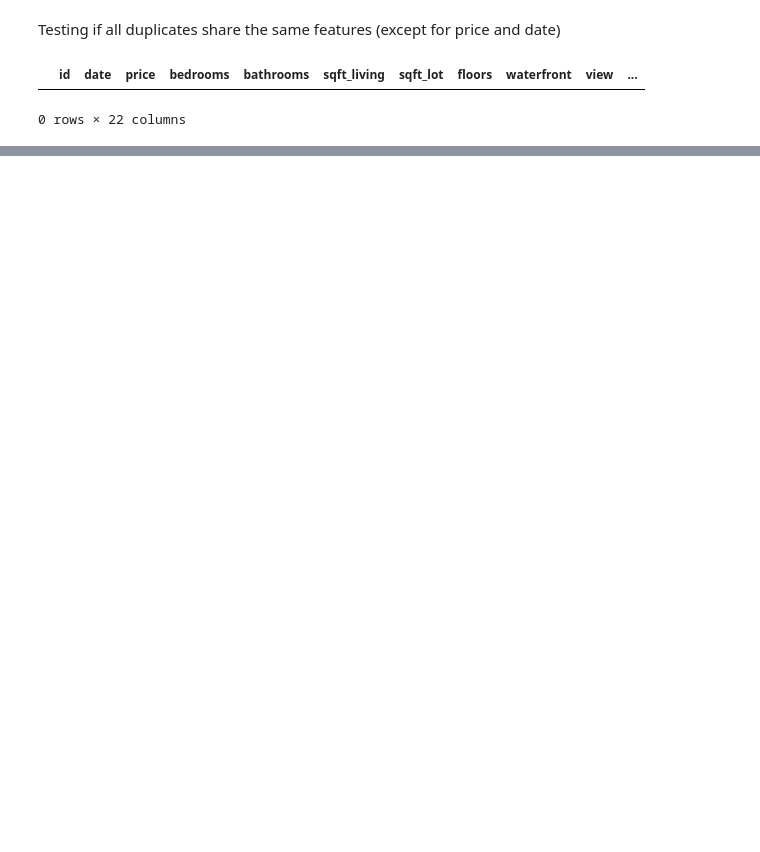
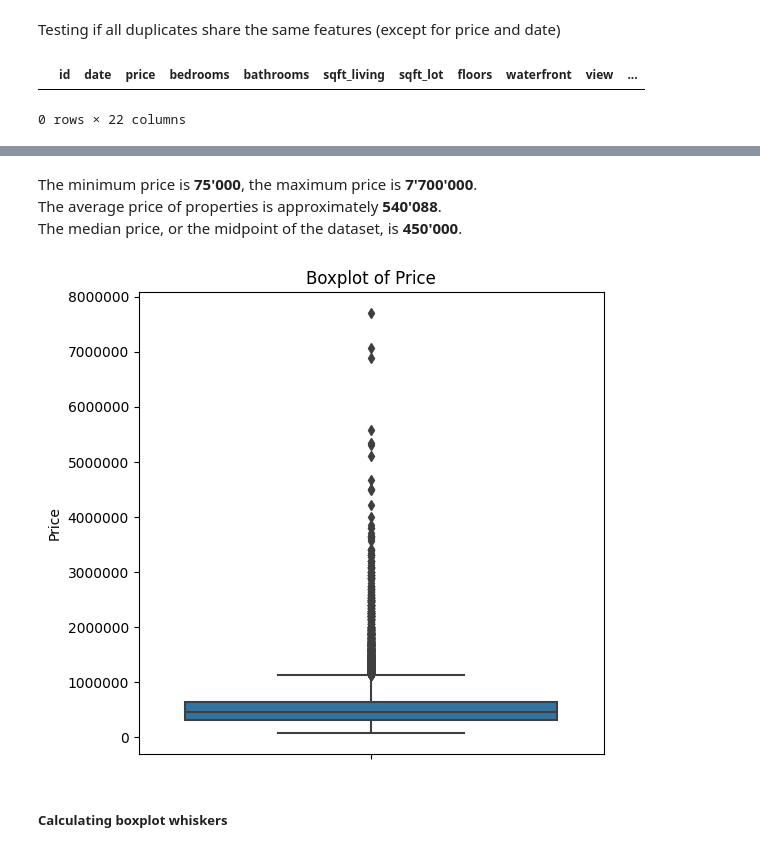
Before and after one commit to AurelPap/apartment-hunter, a Jupyter notebook: working_files_ruta/data-processing.ipynb, the cells around one changed output, grey strips where cells are left out. Cells and saved outputs as stored; diff of their text form; code cells hidden in the pictures; blank space fills up the shorter version.

Commit message:
deduplication-and-price-distribution

```diff
--- a/working_files_ruta/data-processing.ipynb
+++ b/working_files_ruta/data-processing.ipynb
@@ -76,0 +116,3 @@ mismatched_rows
+# %%
+df['date'] = pd.to_datetime(df['date'])
+df.describe(include='datetime')
@@ -103,5 +137,3 @@ df_kc.loc[df_kc['id'] == 6021501535, ['id', 'date', 'price', 'bedrooms', 'bathro
-# %%
-df = df_kc.copy()
 # %% [markdown]
 Testing if all duplicates share the same features (except for price and date)
 # %%
@@ -114,0 +151,6 @@ duplicates
+# %%
+columns_to_include = ['id', 'bedrooms', 'bathrooms', 'sqft_living', 'sqft_lot', 'floors',
+                      'waterfront', 'view', 'condition', 'grade', 'sqft_above', 'sqft_basement',
+                      'yr_built', 'yr_renovated', 'zipcode', 'lat', 'long', 'sqft_living15',
+                      'sqft_lot15']
+df['deduplication_key'] = df[columns_to_include].apply(lambda row: '_'.join(map(str, row)), axis=1)
@@ -114,0 +242,3 @@ duplicates
+# %%
+pd.set_option('display.float_format', lambda x: '%.2f' % x)
+df['price'] = df['price'].astype(int)
@@ -114,0 +259,10 @@ duplicates
+# %% [markdown]
+The minimum price is **75'000**, the maximum price is **7'700'000**.
+The average price of properties is approximately **540'088**.
+The median price, or the midpoint of the dataset, is **450'000**.
+# %%
+boxplot(df['price'], 'Price')
+# %% [output]
+[figure, added]
+# %% [markdown]
+##### Calculating boxplot whiskers
```
Also changed, not shown: parts of 66 cells of this notebook.
